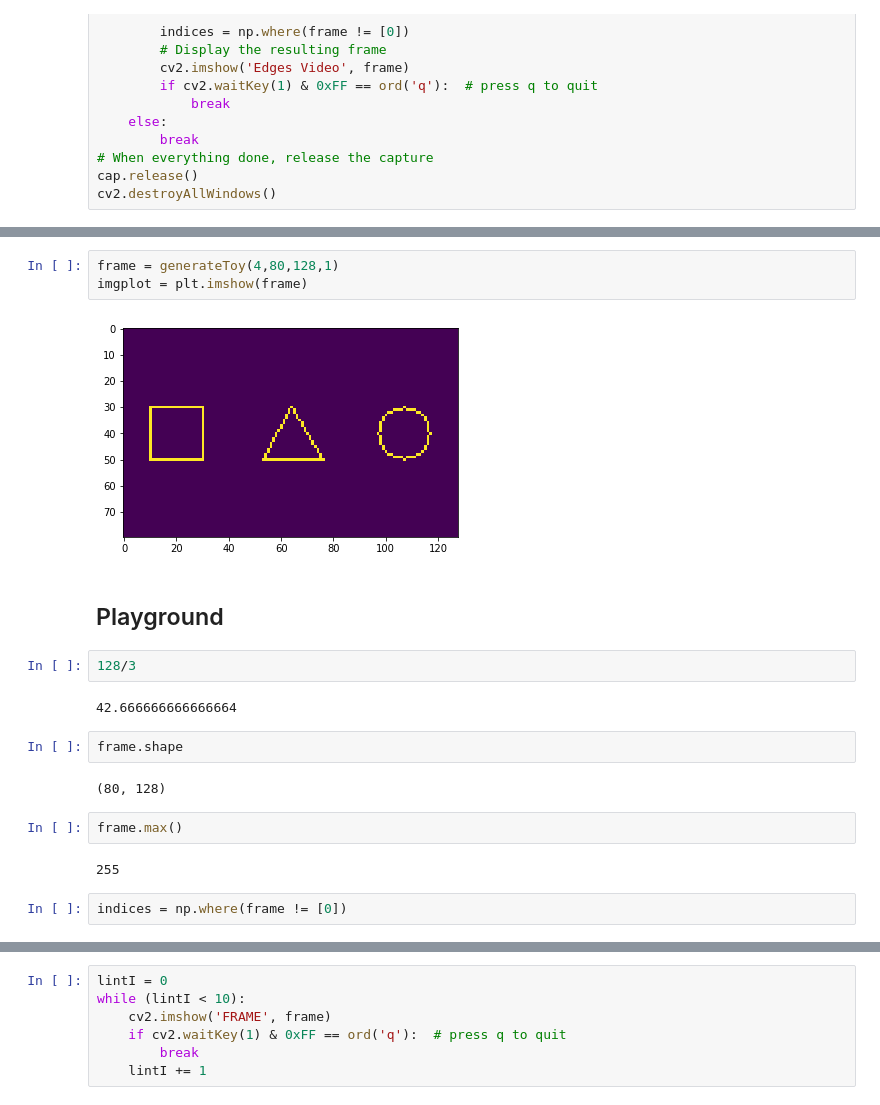
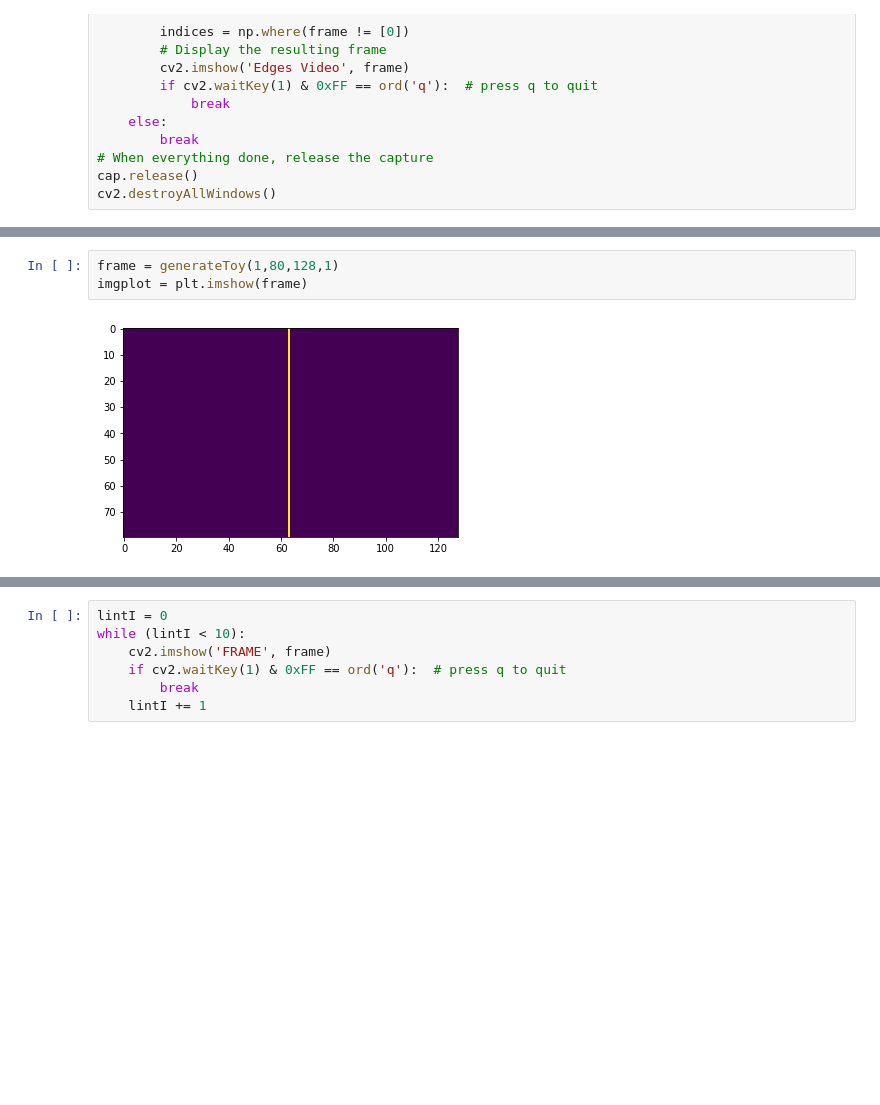
Before and after one commit to oliviermanette/VideoObjectDetection, a Jupyter notebook: detection.ipynb, the cells around one changed output, grey strips where cells are left out. Drawn from its saved outputs; the diff is of its cells as text; blank space fills up the shorter version.

```diff
--- a/detection.ipynb
+++ b/detection.ipynb
@@ -424,21 +503,5 @@ def generateToy(lType=1, lHauteur=80, lLargeur=128,lepaisseur=1):
 # %%
-frame = generateToy(4,80,128,1)
+frame = generateToy(1,80,128,1)
 imgplot = plt.imshow(frame)
 # %% [output]
-[figure, old version]
+[figure, new version]
-# %% [markdown]
-## Playground
-# %%
-128/3
-# %% [output]
-42.666666666666664
-# %%
-frame.shape
-# %% [output]
-(80, 128)
-# %%
-frame.max()
-# %% [output]
-255
-# %%
-indices = np.where(frame != [0])
```
Also changed, not shown: parts of 85 cells of this notebook, 1 other file.
